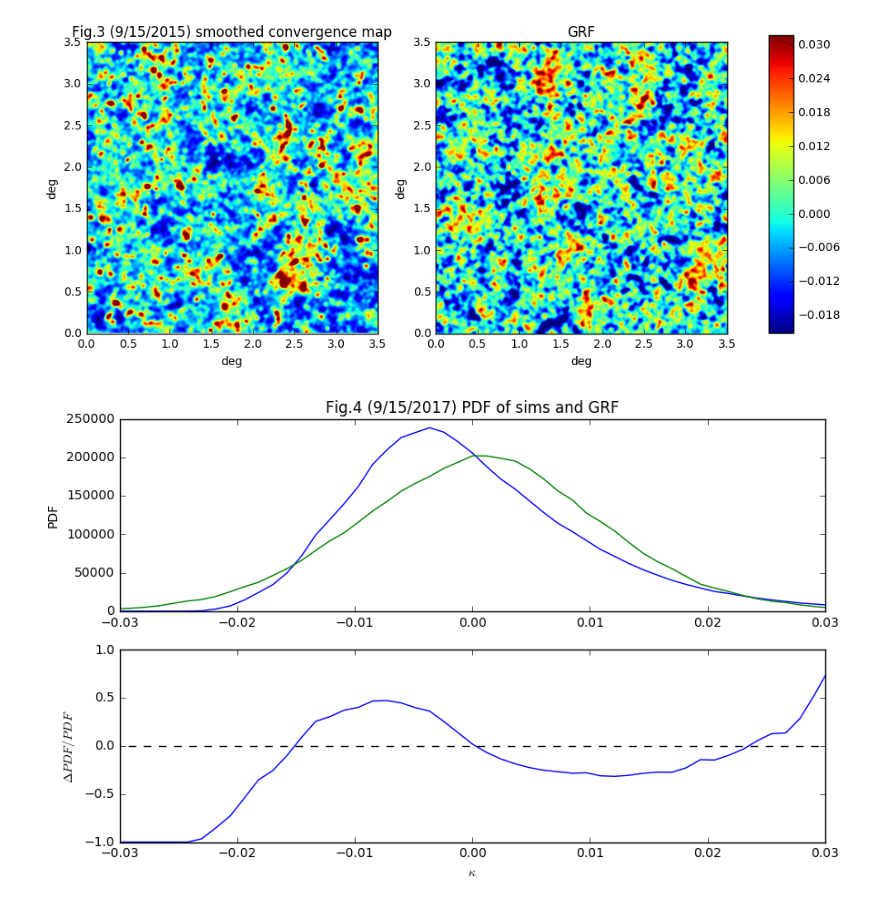
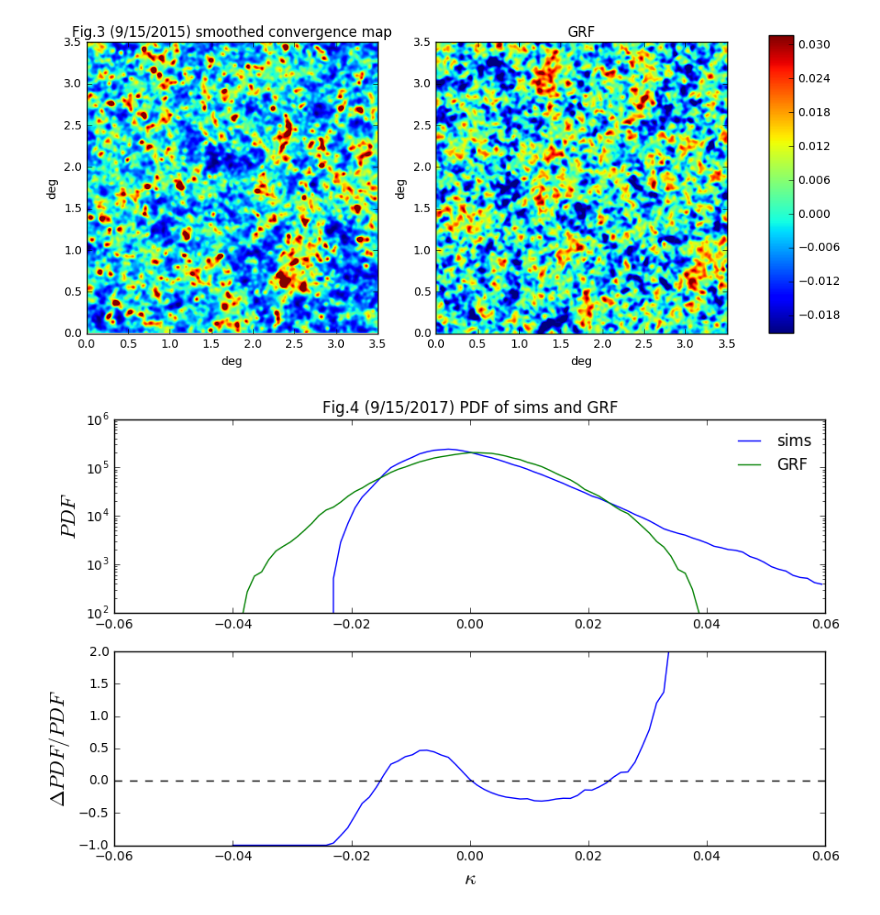
Before and after one commit to liuxx479/neutrino-batch, a Jupyter notebook: plot-PDF.ipynb, the cells around one changed output. Drawn from its saved outputs; the diff is of its cells as text; code cells hidden in the pictures.

```diff
--- a/plot-PDF.ipynb
+++ b/plot-PDF.ipynb
@@ -72,22 +72,25 @@ show()
 # %%
 histbins=linspace(-0.06,.06,100)
 halfstep=0.5*(histbins[1]-histbins[0])
 hist_NG = histogram(kmap_NG_smooth.flatten(),bins=histbins)[0]
 hist_GRF = histogram(kmap_GRF_smooth.flatten(),bins=histbins)[0]
-figure(figsize=(10,6))
-subplot(211)
-title('Fig.4 (9/15/2017) PDF of sims and GRF')
-plot(histbins[:-1]+halfstep, hist_NG,label='sims')
-plot(histbins[:-1]+halfstep, hist_GRF,label='GRF')
-ylabel('PDF')
-xlim(-.03,.03)
-subplot(212)
-plot(histbins[:-1]+halfstep,hist_NG.astype(float)/hist_GRF-1.0,label='GRF')
-plot([-.06,.06],[0,0],'k--')
-xlabel(r'$\kappa$')
-ylabel(r'$\Delta PDF/PDF$')
-xlim(-.03,.03)
-ylim(-1,1)
+f=figure(figsize=(10,6))
+ax1=f.add_subplot(211)
+ax1.set_title('Fig.4 (9/15/2017) PDF of sims and GRF')
+ax1.plot(histbins[:-1]+halfstep, hist_NG,label='sims')
+ax1.plot(histbins[:-1]+halfstep, hist_GRF,label='GRF')
+ax1.legend(loc=0, frameon=0)
+ax1.set_ylabel('$PDF$',fontsize=16)
+ax1.set_yscale('log')
+ax1.set_xlim(-.06,.06)
+ax1.set_ylim(100, 1e6)
+ax2=f.add_subplot(212)
+ax2.plot(histbins[:-1]+halfstep,hist_NG.astype(float)/hist_GRF-1.0,label='GRF')
+ax2.plot([-.06,.06],[0,0],'k--')
+ax2.set_xlabel(r'$\kappa$',fontsize=16)
+ax2.set_ylabel(r'$\Delta PDF/PDF$',fontsize=16)
+ax2.set_xlim(-.06,.06)
+ax2.set_ylim(-1,2)
 show()
 # %% [output]
-[figure, old version]
+[figure, new version]
```
